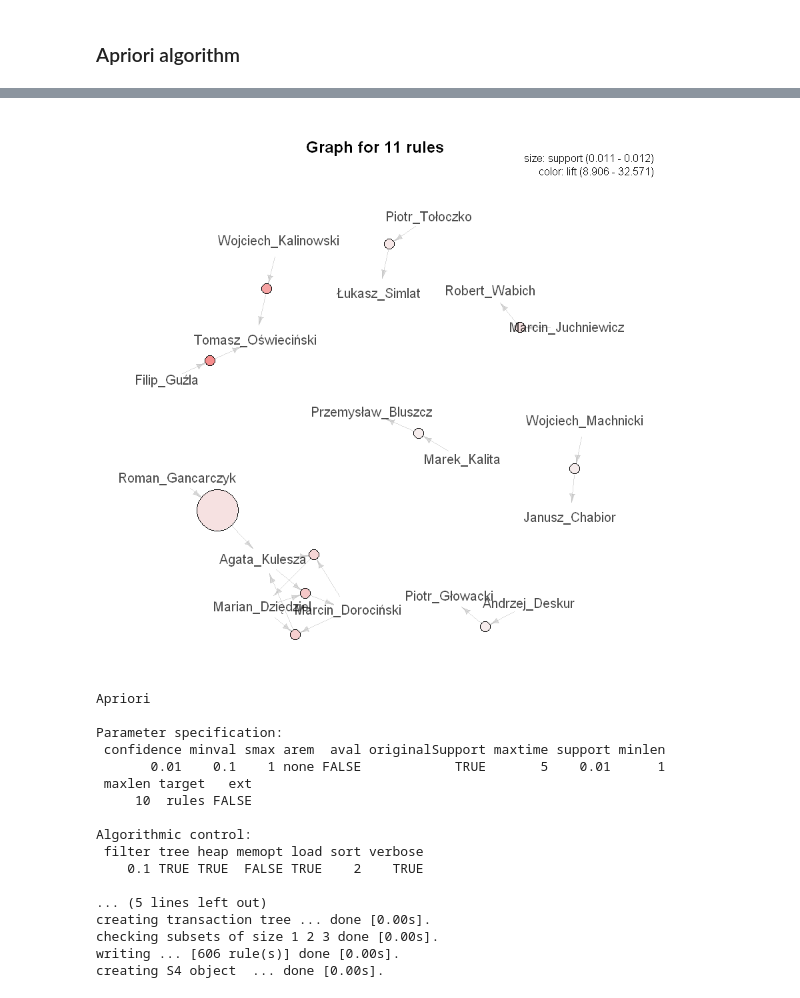
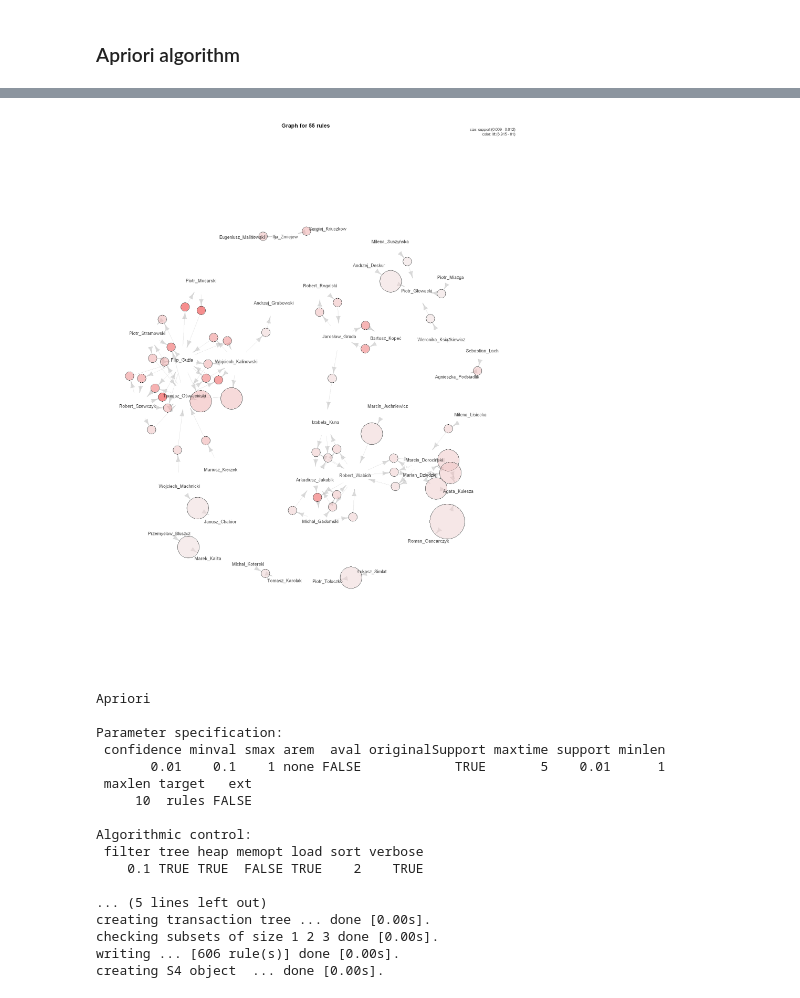
Before and after one commit to michaelwozniak/paper_ul3_wozniak_wrzesinski, a Jupyter notebook: paper_ul3_wozniak_wrzesinski.ipynb, the cells around one changed output, grey strips where cells are left out. Saved outputs shown, nothing was run; the diff lists cells and outputs as text; code cells hidden in the pictures.

```diff
--- a/paper_ul3_wozniak_wrzesinski.ipynb
+++ b/paper_ul3_wozniak_wrzesinski.ipynb
@@ -615,7 +574,8 @@ creating S4 object  ... done [0.00s].
-# %%
-plot(rules1, method="graph")
-# %% [output]
-[figure, removed]
+# %%
+options(repr.plot.width=15, repr.plot.height=20)
+plot(rules_main, method="graph")
+# %% [output]
+[figure, added]
 # %%
 rules <- apriori(df,
     parameter = list(support = 0.01, confidence = 0.01))
```
Also changed, not shown: parts of 19 cells of this notebook.
